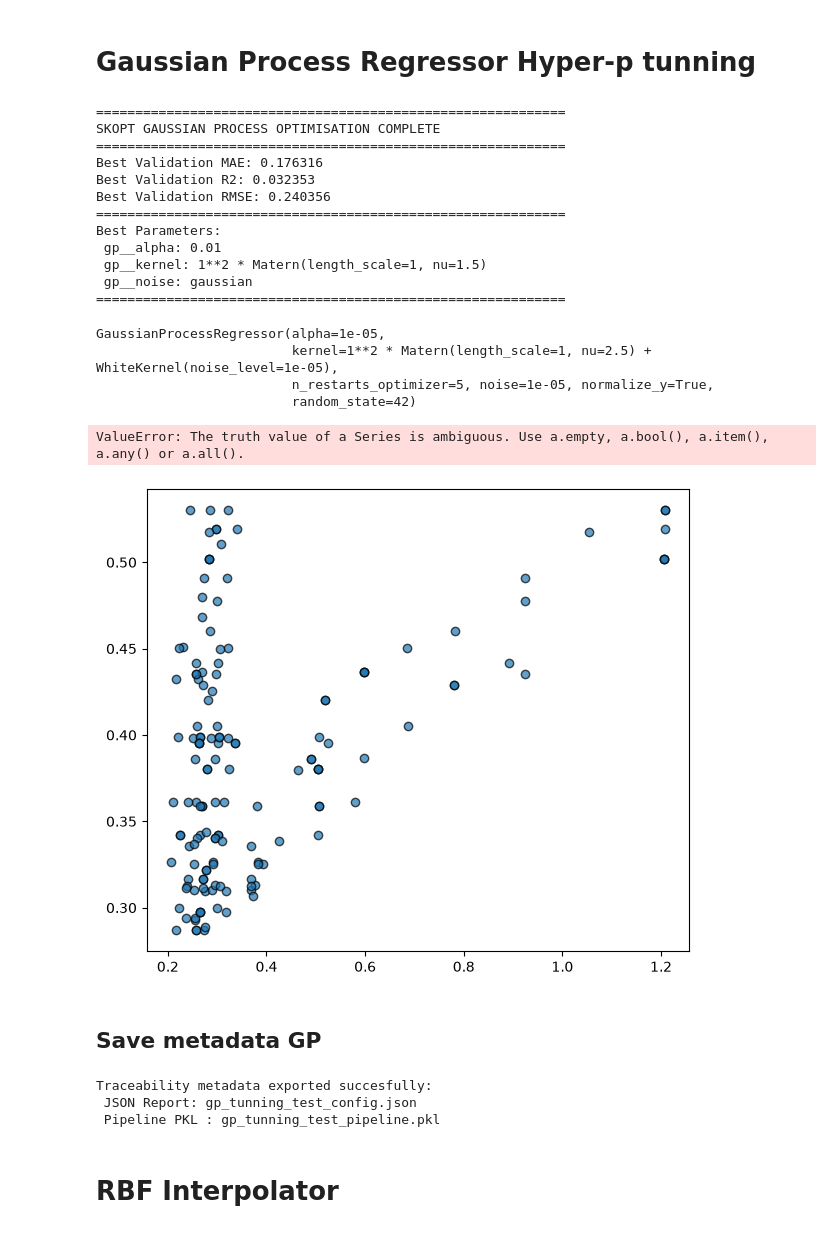
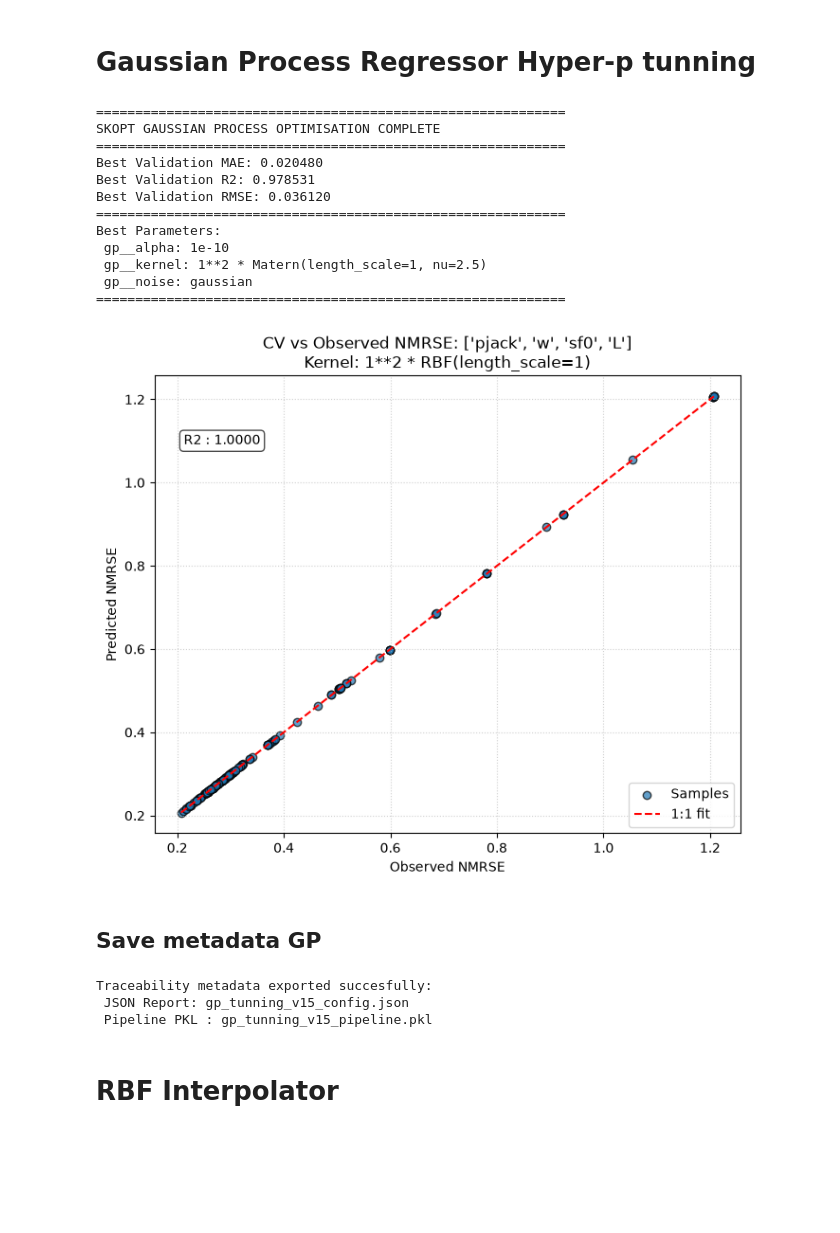
Before and after one commit to Leo-kp/Line_source_SA, a Jupyter notebook: Hyper_tuning.ipynb, the cells around one changed output. Saved outputs shown, nothing was run; the diff lists cells and outputs as text; code cells hidden in the pictures; blank space fills up the shorter version.

Commit message:
hyper tunning ready

```diff
--- a/Hyper_tuning.ipynb
+++ b/Hyper_tuning.ipynb
@@ -61,13 +61,14 @@ def y_fit_ln(grid_search, X_, y_log) -> None:
     return mae, rmse, y_nrmse
 
 
-def plot_fit_vs_obs(y_obs:np.array, y_pred:np.array, target: str = 'NMRSE', *kwarg) -> plt.Figure:
+def plot_fit_vs_obs(y_obs:np.array, y_pred:np.array,grid_search, names: list[str] | str,target: str = 'NMRSE') -> plt.Figure:
     """ Plot crossvalidated vs Observed """
+    """Normalise y_obs input internally """
 
-    # bundle_ = kwarg[0]['Params']['gp__kernel']
-    # r2 = kwarg[0]['Mean R2']
-    # combo_key = kwarg[1]
+    bundle_ = grid_search.cv_results_['params'][0]['gp__kernel']
+    combo_key = names
     y_obs = y_obs/(np.max(y_obs)-np.min(y_obs))
+    r2 = r2_score(y_obs, y_pred)
 
 
     fig, axs = plt.subplots(figsize=(7,6))
@@ -77,12 +78,12 @@ def plot_fit_vs_obs(y_obs:np.array, y_pred:np.array, target: str = 'NMRSE', *kwa
     max_val = max(y_obs.max(), y_pred.max())
     axs.plot([min_val, max_val], [min_val, max_val], 'r--', label = '1:1 fit')
 
-    # axs.set_title(f"CV vs Observed {target}: {combo_key}\nKernel: {bundle_}")
+    axs.set_title(f"CV vs Observed {target}: {combo_key}\nKernel: {bundle_}")
     axs.set_xlabel(f'Observed {target}')
-    axs.set_ylabel(f"Cross-Validated (K-Fold) predicted {target}")
+    axs.set_ylabel(f"Predicted {target}")
 
     text_str = f"R2 : {r2:.4f}"
-    axs.gca().text(0.05, 0.85, text_str, transform = axs.gca().transAxes,
+    axs.text(0.05, 0.85, text_str, transform = axs.transAxes,
                    bbox=dict(boxstyle = 'round', facecolor= 'white', alpha = 0.7))
 
     axs.grid(True, ls= ':', alpha = 0.6)
@@ -434,26 +433,23 @@ sampling_data['log_sf0'] = np.log(sampling_data['sf0'])
 # Gaussian Process Regressor Hyper-p tunning
 # %%
 #slice-preparing
-sampling_data_ready= sampling_data[['pjack','wr','L','rmsle']].copy()
+names = ['pjack','wr','sf0','L']
+target_t = ['rmsle']
+names_t = names + target_t
+
+sampling_data_ready= sampling_data[names_t].copy()
 # %%
-grid_search, summary, cv = opt_skopt_gp(sampling_data_ready[['pjack','wr','L']],sampling_data_ready[['rmsle']])
+grid_search, summary, cv = opt_skopt_gp(sampling_data_ready[names],sampling_data_ready[target_t])
 # %% [output]
 ============================================================
 SKOPT GAUSSIAN PROCESS OPTIMISATION COMPLETE
 ============================================================
-Best Validation MAE: 0.176316
-Best Validation R2: 0.032353
-Best Validation RMSE: 0.240356
+Best Validation MAE: 0.020480
+Best Validation R2: 0.978531
+Best Validation RMSE: 0.036120
 ============================================================
 Best Parameters:
- gp__alpha: 0.01
- gp__kernel: 1**2 * Matern(length_scale=1, nu=1.5)
+ gp__alpha: 1e-10
+ gp__kernel: 1**2 * Matern(length_scale=1, nu=2.5)
  gp__noise: gaussian
 ============================================================
-# %%
-grid_search.best_estimator_['gp']
-# %% [output]
-GaussianProcessRegressor(alpha=1e-05,
-                         kernel=1**2 * Matern(length_scale=1, nu=2.5) + WhiteKernel(noise_level=1e-05),
-                         n_restarts_optimizer=5, noise=1e-05, normalize_y=True,
-                         random_state=42)
@@ -462,8 +456,17 @@ _, _, y_nrmse= y_fit_ln(grid_search, sampling_data_ready[['pjack','wr','L']],sam
+# %%
+
+_, _, y_nrmse = y_fit_ln(grid_search, sampling_data_ready[names],sampling_data_ready[target_t])
 # %%
-plot_fit_vs_obs(sampling_data_ready[['rmsle']], y_nrmse,'NMRSE')
+names_title = ['pjack','w','sf0','L']
+fig0 = plot_fit_vs_obs(sampling_data_ready[target_t].values, y_nrmse,grid_search,names_title, 'NMRSE')
+
+# fig0.savefig(fname=cwd/f'Morris_opt_BH10_40_6_GP_{version}.pdf',  #save to potential untracked folder
+#             format="pdf",
+#             bbox_inches='tight',
+#             pad_inches=0.05
+#             )
 # %% [output]
-ValueError: The truth value of a Series is ambiguous. Use a.empty, a.bool(), a.item(), a.any() or a.all().
-[figure, old version]
+[figure, new version]
 # %% [markdown]
 ## Save metadata GP
 # %%
@@ -507,11 +510,11 @@ def export_tunning_results(grid_search, X_df, feature_names, export_prefix='gp_t
     print(f" JSON Report: {json_filename}")
     print(f" Pipeline PKL : {pipeline_filename}")
 # %%
-export_tunning_results(grid_search, sampling_data,list(sampling_data.keys()),"gp_tunning_test")
+# export_tunning_results(grid_search, sampling_data,list(sampling_data.keys()),f"gp_tunning_{version}")
 # %% [output]
 Traceability metadata exported succesfully:
- JSON Report: gp_tunning_test_config.json
- Pipeline PKL : gp_tunning_test_pipeline.pkl
+ JSON Report: gp_tunning_v15_config.json
+ Pipeline PKL : gp_tunning_v15_pipeline.pkl
 # %% [markdown]
 # RBF Interpolator
 # %%
```
Also changed, not shown: parts of 9 cells of this notebook, 6 other files.
